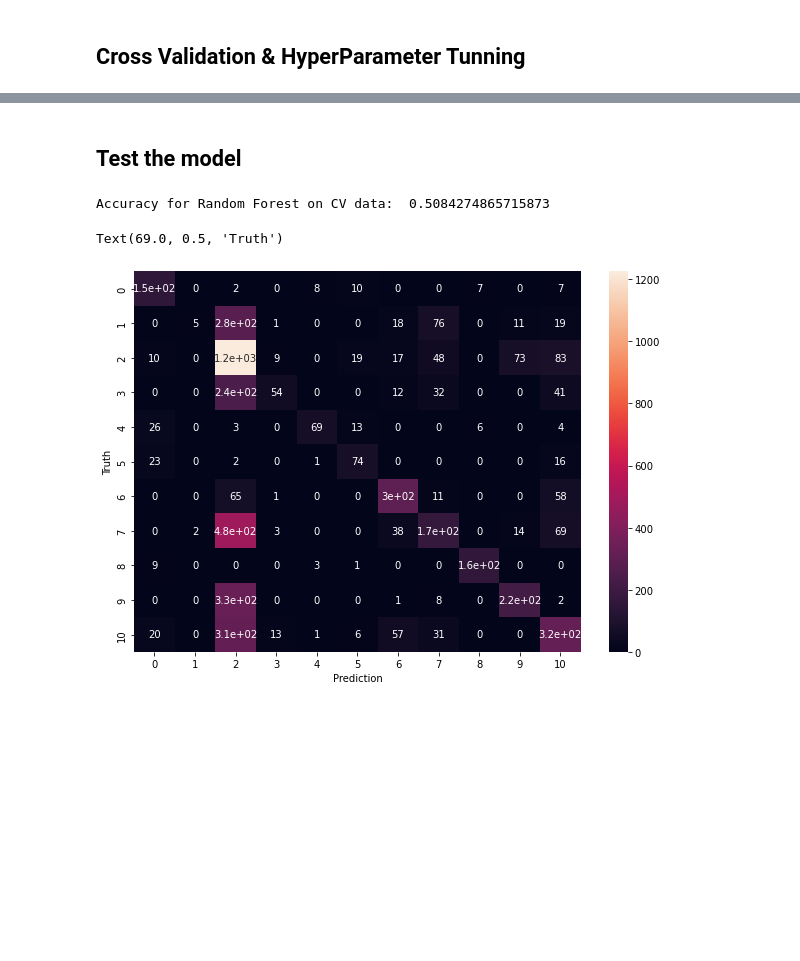
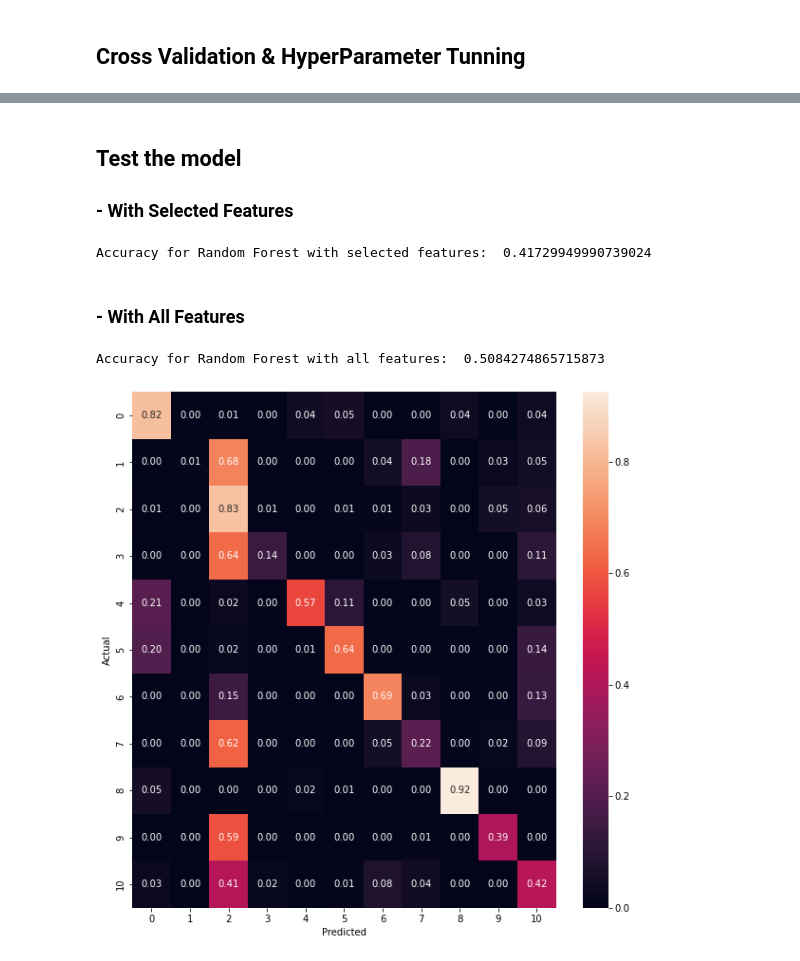
Before and after one commit to rawanalqarni/Music_Dataset, a Jupyter notebook: Samah/ML_RandomForest.ipynb, the cells around one changed output, grey strips where cells are left out. Cells and saved outputs as stored; diff of their text form; code cells hidden in the pictures; blank space fills up the shorter version.

```diff
--- a/Samah/ML_RandomForest.ipynb
+++ b/Samah/ML_RandomForest.ipynb
@@ -153,22 +160,37 @@ CV_rfc.best_params_
 # %% [markdown]
 ## Test the model
+### - With Selected Features
 # %%
 from sklearn.metrics import confusion_matrix
 from sklearn.metrics import  accuracy_score
 
 rfc1=RandomForestClassifier(random_state=42, max_features='auto', n_estimators= 100, max_depth=8, criterion='entropy')
-rfc1.fit(x_train, y_train.values.ravel())
-y_pred = rfc1.predict(x_test)
-print("Accuracy for Random Forest on CV data: ",accuracy_score(y_test,y_pred))
-
-cm = confusion_matrix(y_test,y_pred)
-import matplotlib.pyplot as plt
-import seaborn as sn
-plt.figure(figsize=(10,7))
-sn.heatmap(cm, annot=True)
-plt.xlabel('Prediction')
-plt.ylabel('Truth')
+rfc1.fit(x_train[selected_features], y_train.values.ravel())
+y_pred = rfc1.predict(x_test[selected_features])
+print("Accuracy for Random Forest with selected features: ",accuracy_score(y_test,y_pred))
 # %% [output]
-Accuracy for Random Forest on CV data:  0.5084274865715873
+Accuracy for Random Forest with selected features:  0.41729949990739024
-Text(69.0, 0.5, 'Truth')
-[figure, removed]
+# %% [markdown]
+### - With All Features
+# %%
+rfc1=RandomForestClassifier(random_state=42, max_features='auto', n_estimators= 100, max_depth=8, criterion='entropy')
+rfc1.fit(x_train, y_train.values.ravel())
+y_pred = rfc1.predict(x_test)
+print("Accuracy for Random Forest with all features: ",accuracy_score(y_test,y_pred))
+# %% [output]
+Accuracy for Random Forest with all features:  0.5084274865715873
+# %%
+from sklearn.metrics import confusion_matrix
+import seaborn as sns
+
+cm = confusion_matrix(y_test, y_pred)
+target = [0,1,2,3,4,5,6,7,8,9,10]
+# Normalise
+cmn = cm.astype('float') / cm.sum(axis=1)[:, np.newaxis]
+fig, ax = plt.subplots(figsize=(10,10))
+sns.heatmap(cmn, annot=True, fmt='.2f', xticklabels=target, yticklabels=target)
+plt.ylabel('Actual')
+plt.xlabel('Predicted')
+plt.show(block=False)
+# %% [output]
+[figure, added]
```
Also changed, not shown: parts of 10 cells of this notebook, 1 other file.
